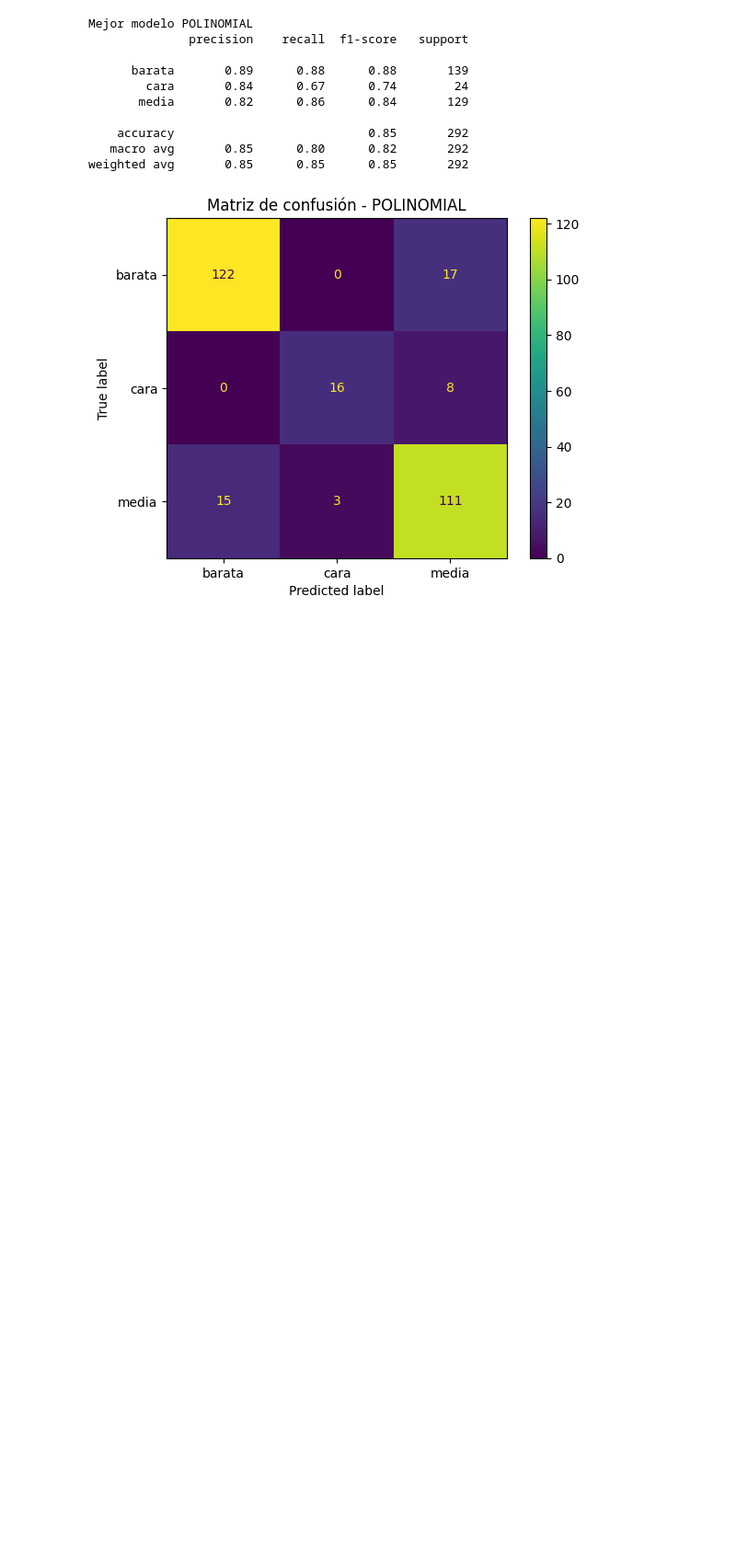
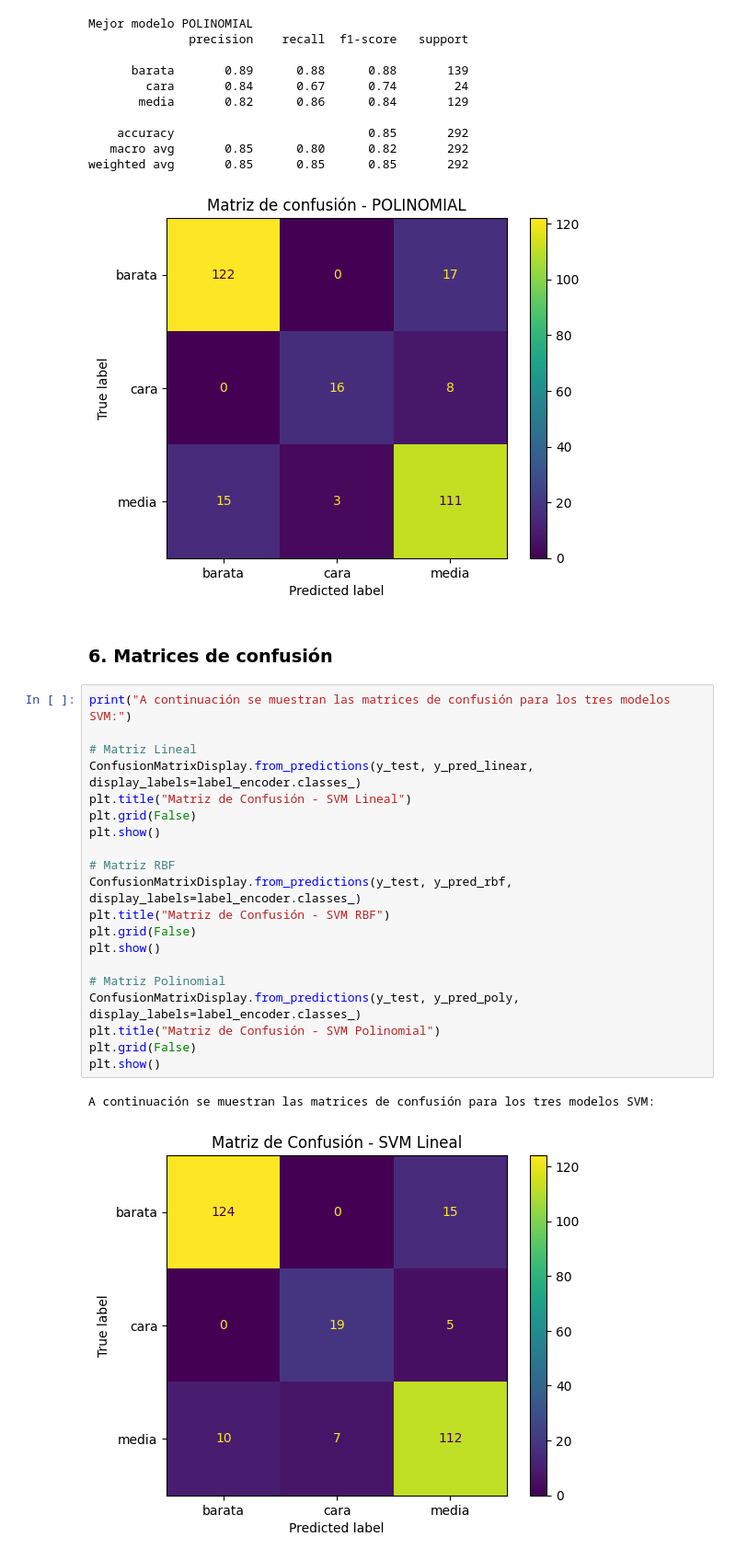
Before and after one commit to EstebanZG999/HT8Mineria, a Jupyter notebook: src/svm.ipynb, the cells around one changed output. Shown at 92% size. Cells and saved outputs as stored; diff of their text form; blank space fills up the shorter version.

```diff
--- a/src/svm.ipynb
+++ b/src/svm.ipynb
@@ -206,3 +206,28 @@ Mejor modelo POLINOMIAL
    macro avg       0.85      0.80      0.82       292
 weighted avg       0.85      0.85      0.85       292
 [figure]
+# %% [markdown]
+### 6. Matrices de confusión
+# %%
+print("A continuación se muestran las matrices de confusión para los tres modelos SVM:")
+
+# Matriz Lineal
+ConfusionMatrixDisplay.from_predictions(y_test, y_pred_linear, display_labels=label_encoder.classes_)
+plt.title("Matriz de Confusión - SVM Lineal")
+plt.grid(False)
+plt.show()
+
+# Matriz RBF
+ConfusionMatrixDisplay.from_predictions(y_test, y_pred_rbf, display_labels=label_encoder.classes_)
+plt.title("Matriz de Confusión - SVM RBF")
+plt.grid(False)
+plt.show()
+
+# Matriz Polinomial
+ConfusionMatrixDisplay.from_predictions(y_test, y_pred_poly, display_labels=label_encoder.classes_)
+plt.title("Matriz de Confusión - SVM Polinomial")
+plt.grid(False)
+plt.show()
+# %% [output]
+A continuación se muestran las matrices de confusión para los tres modelos SVM:
+[figure, added]
```
Also changed, not shown: parts of 1 cell of this notebook.
